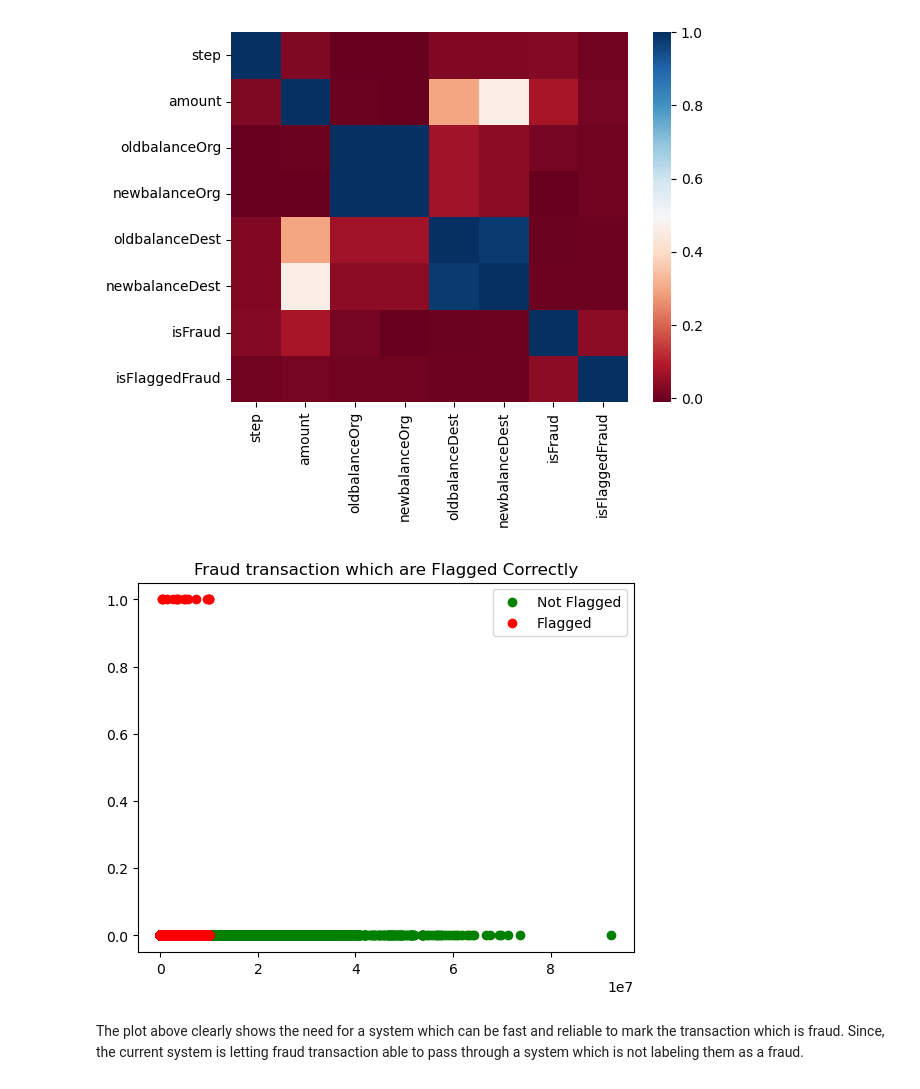
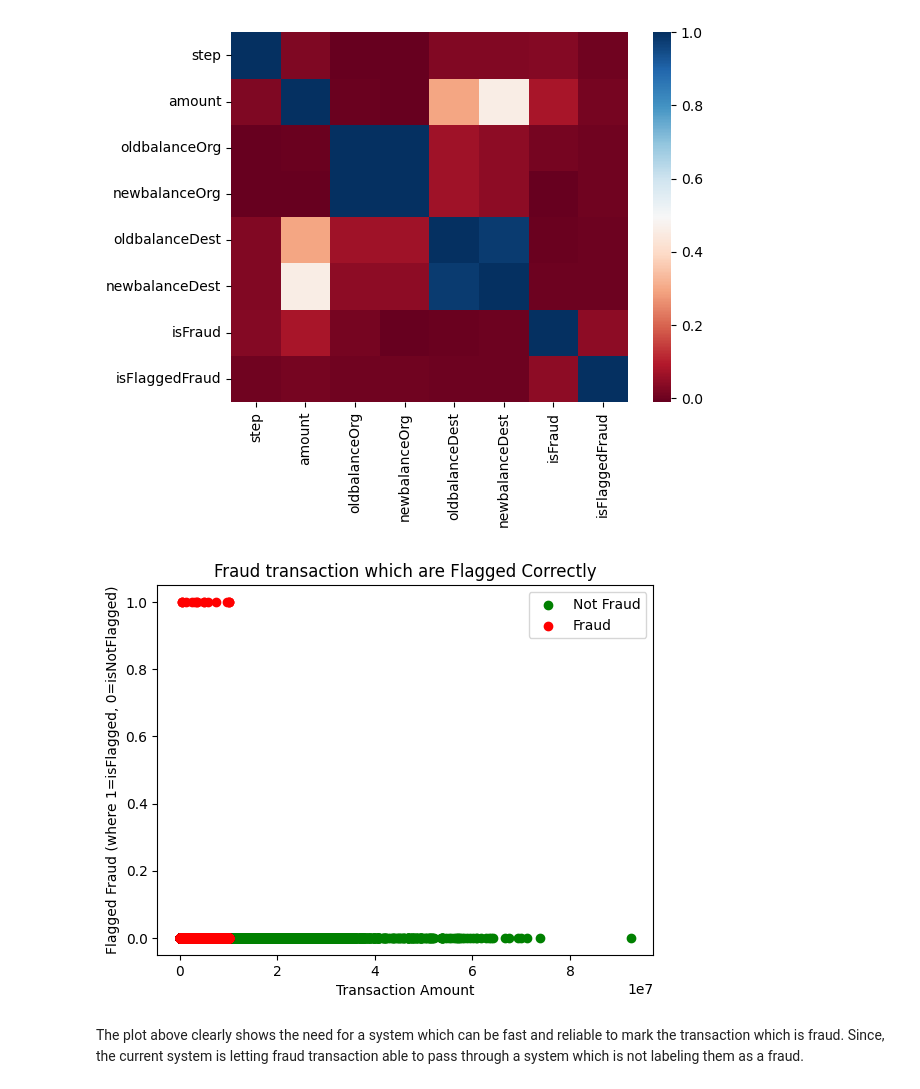
Before and after one commit to sharabeshj/cse_572_group_30_fraud_detection, a Jupyter notebook: fraud-detection-system.ipynb, the cells around one changed output. Drawn from its saved outputs; the diff is of its cells as text; code cells hidden in the pictures.

Commit message:
update scatter plot labels and added decision tree ml model

```diff
--- a/fraud-detection-system.ipynb
+++ b/fraud-detection-system.ipynb
@@ -209,16 +230,19 @@ sns.heatmap(data.corr(),cmap='RdBu');
 # %%
 fraud = data.loc[data.isFraud == 1]
 nonfraud = data.loc[data.isFraud == 0]
 
 fig = plt.figure()
 axes = fig.add_subplot(1,1,1)
 axes.set_title("Fraud transaction which are Flagged Correctly")
 axes.scatter(nonfraud['amount'],nonfraud['isFlaggedFraud'],c='g')
 axes.scatter(fraud['amount'],fraud['isFlaggedFraud'],c='r')
-plt.legend(loc='upper right',labels=['Not Flagged','Flagged'])
+
+plt.legend(loc='upper right',labels=['Not Fraud','Fraud'])
+plt.xlabel('Transaction Amount')
+plt.ylabel('Flagged Fraud (where 1=isFlagged, 0=isNotFlagged)')
 plt.show()
 # %% [output]
-[figure, old version]
+[figure, new version]
 # %% [markdown]
 The plot above clearly shows the need for a system which can be fast and reliable to mark the transaction which is fraud. Since, the current system is letting fraud transaction able to pass through a system which is not labeling them as a fraud.
 # %% [markdown]
```
Also changed, not shown: parts of 24 cells of this notebook.
